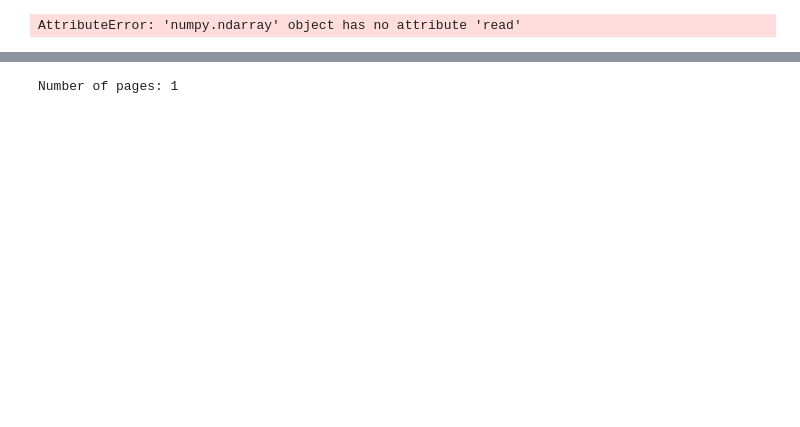
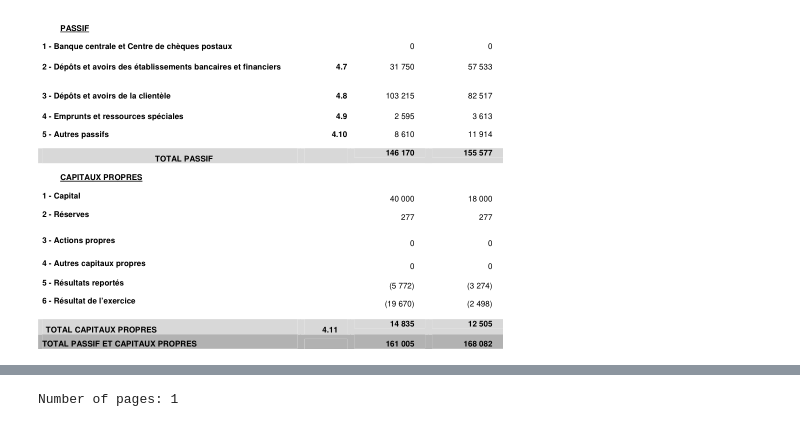
Before and after one commit to bilel910/PI-DataScience-BFI, a Jupyter notebook: extractionYolov8.ipynb, the cells around one changed output, grey strips where cells are left out. Cells and saved outputs as stored; diff of their text form; code cells hidden in the pictures; blank space fills up the shorter version.

```diff
--- a/extractionYolov8.ipynb
+++ b/extractionYolov8.ipynb
@@ -278,9 +76,9 @@ Box shape: (6,)
 # %%
-x1, y1, x2, y2, _, _ = tuple(int(item) for item in results[0].boxes.data.numpy()[3])
+x1, y1, x2, y2, _, _ = tuple(int(item) for item in results[0].boxes.data.numpy()[2])
 img = np.array(Image.open(image))
 #cropping
 cropped_image = img[y1:y2, x1:x2]
 cropped_image = Image.fromarray(cropped_image)
 cropped_image
 # %% [output]
-AttributeError: 'numpy.ndarray' object has no attribute 'read'
+[figure, added]
```
Also changed, not shown: parts of 43 cells of this notebook, 18 other files.
